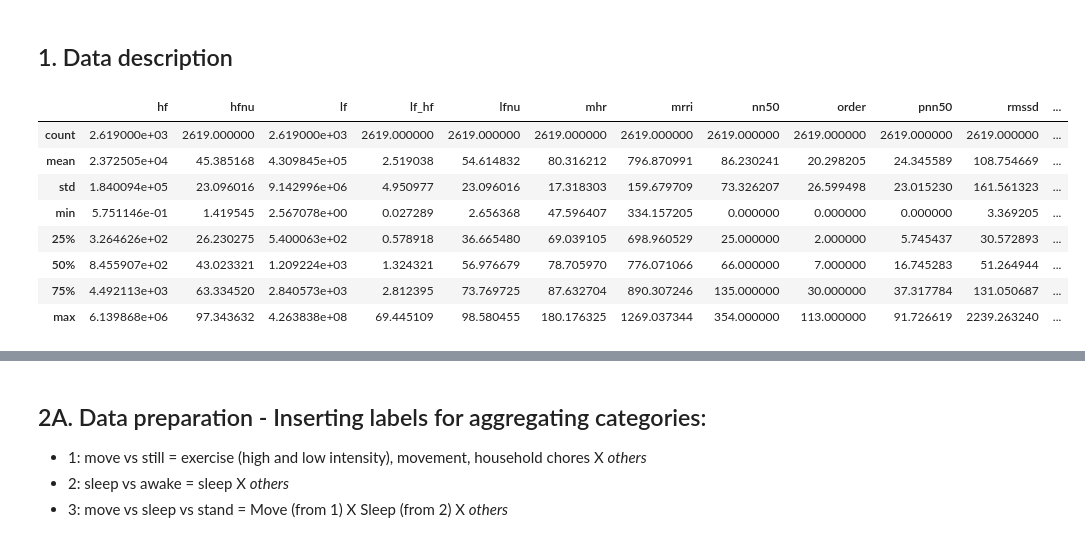
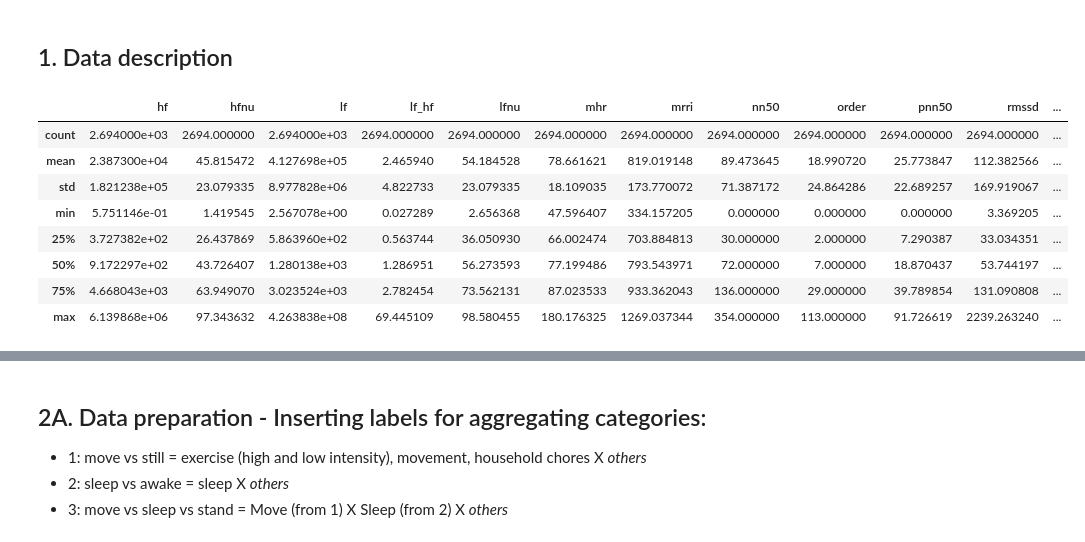
Before and after one commit to jucc/HeRV_analysis, a Jupyter notebook: HeRV_analysis_201801.ipynb, the cells around one changed output, grey strips where cells are left out. Saved outputs shown, nothing was run; the diff lists cells and outputs as text; code cells hidden in the pictures.

```diff
--- a/HeRV_analysis_201801.ipynb
+++ b/HeRV_analysis_201801.ipynb
@@ -20,17 +20,17 @@ The autoreload extension is already loaded. To reload it, use:
 # %% [markdown]
 ## 1. Data description
 # %%
-df = pd.read_excel('/home/ju/GDrive/Projects/HeRV/Data/PreProcessed/df.xlsx')
+df = pd.read_excel('/home/ju/GDrive/Projects/HeRV/Data/PreProcessed/df_90_300.xlsx')
 df.describe()
 # %% [output]
 |  | hf | hfnu | lf | lf_hf | lfnu | mhr | mrri | nn50 | order | pnn50 | rmssd | ... |
-| count | 2.619000e+03 | 2619.000000 | 2.619000e+03 | 2619.000000 | 2619.000000 | 2619.000000 | 2619.000000 | 2619.000000 | 2619.000000 | 2619.000000 | 2619.000000 | ... |
-| mean | 2.372505e+04 | 45.385168 | 4.309845e+05 | 2.519038 | 54.614832 | 80.316212 | 796.870991 | 86.230241 | 20.298205 | 24.345589 | 108.754669 | ... |
-| std | 1.840094e+05 | 23.096016 | 9.142996e+06 | 4.950977 | 23.096016 | 17.318303 | 159.679709 | 73.326207 | 26.599498 | 23.015230 | 161.561323 | ... |
+| count | 2.694000e+03 | 2694.000000 | 2.694000e+03 | 2694.000000 | 2694.000000 | 2694.000000 | 2694.000000 | 2694.000000 | 2694.000000 | 2694.000000 | 2694.000000 | ... |
+| mean | 2.387300e+04 | 45.815472 | 4.127698e+05 | 2.465940 | 54.184528 | 78.661621 | 819.019148 | 89.473645 | 18.990720 | 25.773847 | 112.382566 | ... |
+| std | 1.821238e+05 | 23.079335 | 8.977828e+06 | 4.822733 | 23.079335 | 18.109035 | 173.770072 | 71.387172 | 24.864286 | 22.689257 | 169.919067 | ... |
 | min | 5.751146e-01 | 1.419545 | 2.567078e+00 | 0.027289 | 2.656368 | 47.596407 | 334.157205 | 0.000000 | 0.000000 | 0.000000 | 3.369205 | ... |
-| 25% | 3.264626e+02 | 26.230275 | 5.400063e+02 | 0.578918 | 36.665480 | 69.039105 | 698.960529 | 25.000000 | 2.000000 | 5.745437 | 30.572893 | ... |
-| 50% | 8.455907e+02 | 43.023321 | 1.209224e+03 | 1.324321 | 56.976679 | 78.705970 | 776.071066 | 66.000000 | 7.000000 | 16.745283 | 51.264944 | ... |
-| 75% | 4.492113e+03 | 63.334520 | 2.840573e+03 | 2.812395 | 73.769725 | 87.632704 | 890.307246 | 135.000000 | 30.000000 | 37.317784 | 131.050687 | ... |
+| 25% | 3.727382e+02 | 26.437869 | 5.863960e+02 | 0.563744 | 36.050930 | 66.002474 | 703.884813 | 30.000000 | 2.000000 | 7.290387 | 33.034351 | ... |
+| 50% | 9.172297e+02 | 43.726407 | 1.280138e+03 | 1.286951 | 56.273593 | 77.199486 | 793.543971 | 72.000000 | 7.000000 | 18.870437 | 53.744197 | ... |
+| 75% | 4.668043e+03 | 63.949070 | 3.023524e+03 | 2.782454 | 73.562131 | 87.023533 | 933.362043 | 136.000000 | 29.000000 | 39.789854 | 131.090808 | ... |
 | max | 6.139868e+06 | 97.343632 | 4.263838e+08 | 69.445109 | 98.580455 | 180.176325 | 1269.037344 | 354.000000 | 113.000000 | 91.726619 | 2239.263240 | ... |
 # %%
 hp.plot_count(df, 'activity', exclude=['sleep'])
```
Also changed, not shown: parts of 34 cells of this notebook, 4 other files.
